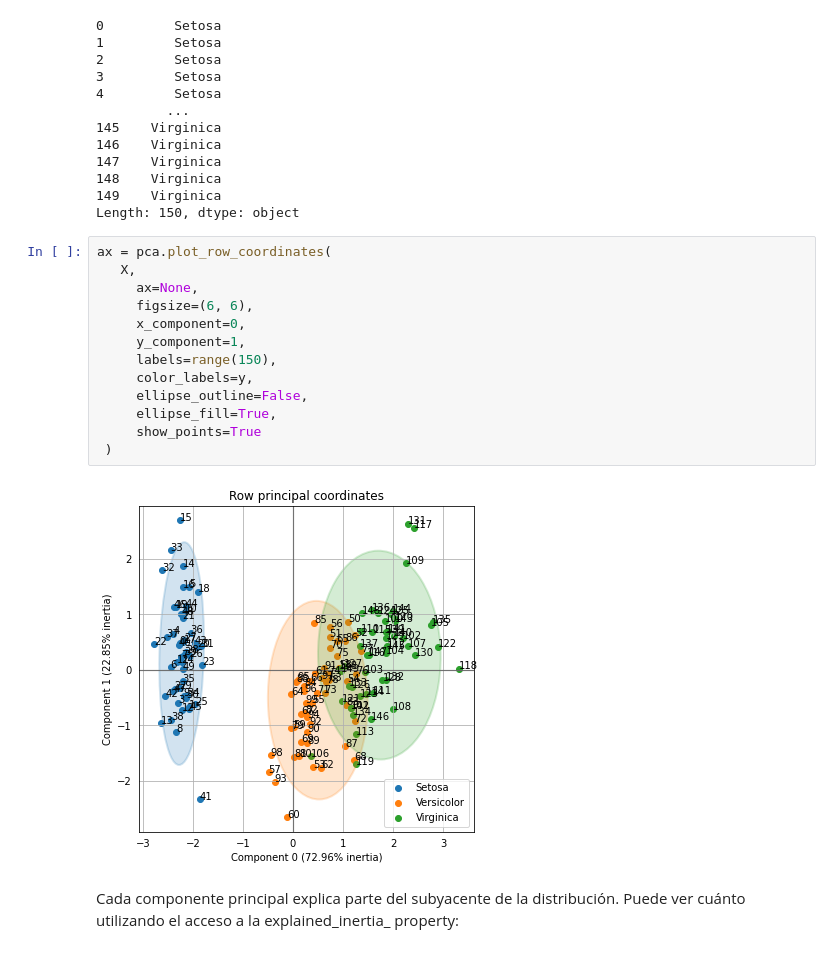
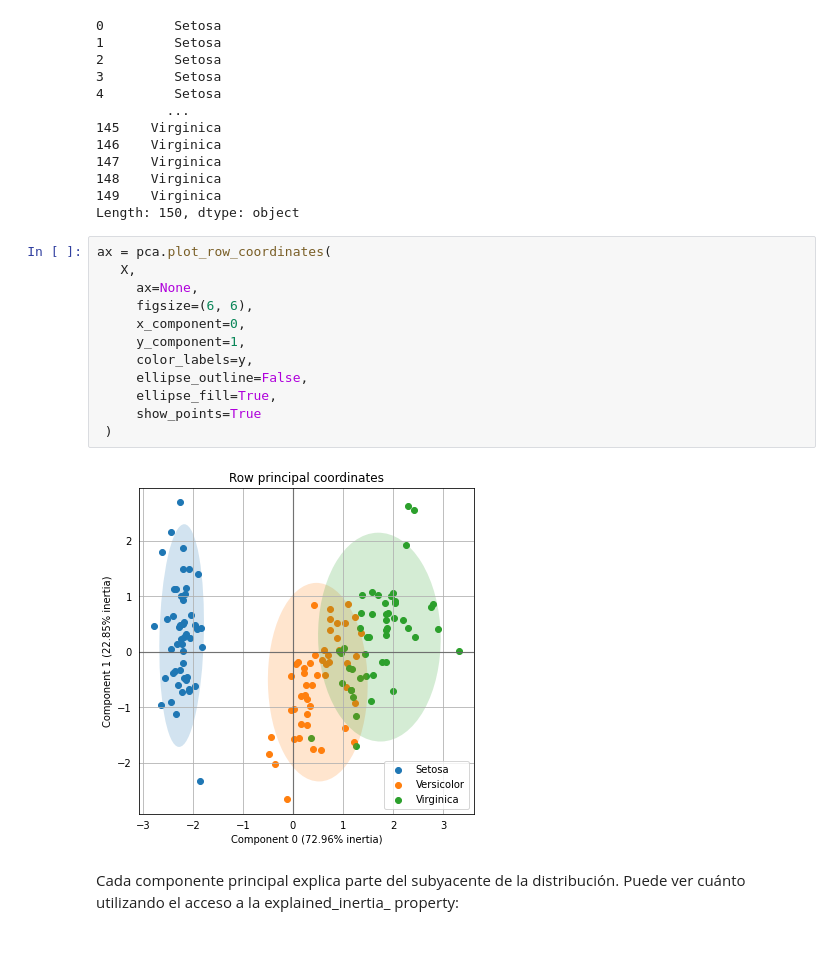
Before and after one commit to madcentral/metodosestadisticos, a Jupyter notebook: cuadernos/ACP-complementos/Prince.ipynb, the cells around one changed output. Drawn from its saved outputs; the diff is of its cells as text.

```diff
--- a/cuadernos/ACP-complementos/Prince.ipynb
+++ b/cuadernos/ACP-complementos/Prince.ipynb
@@ -99,18 +131,17 @@ Length: 150, dtype: object
 # %%
 ax = pca.plot_row_coordinates(
    X,
      ax=None,
      figsize=(6, 6),
      x_component=0,
      y_component=1,
-     labels=range(150),
      color_labels=y,
      ellipse_outline=False,
      ellipse_fill=True,
      show_points=True
  )
 # %% [output]
-[figure, old version]
+[figure, new version]
 # %% [markdown]
 Cada componente principal explica parte del subyacente de la distribución. Puede ver cuánto utilizando el acceso a la explained_inertia_ property:
 # %%
```
Also changed, not shown: parts of 16 cells of this notebook, 7 other files.
